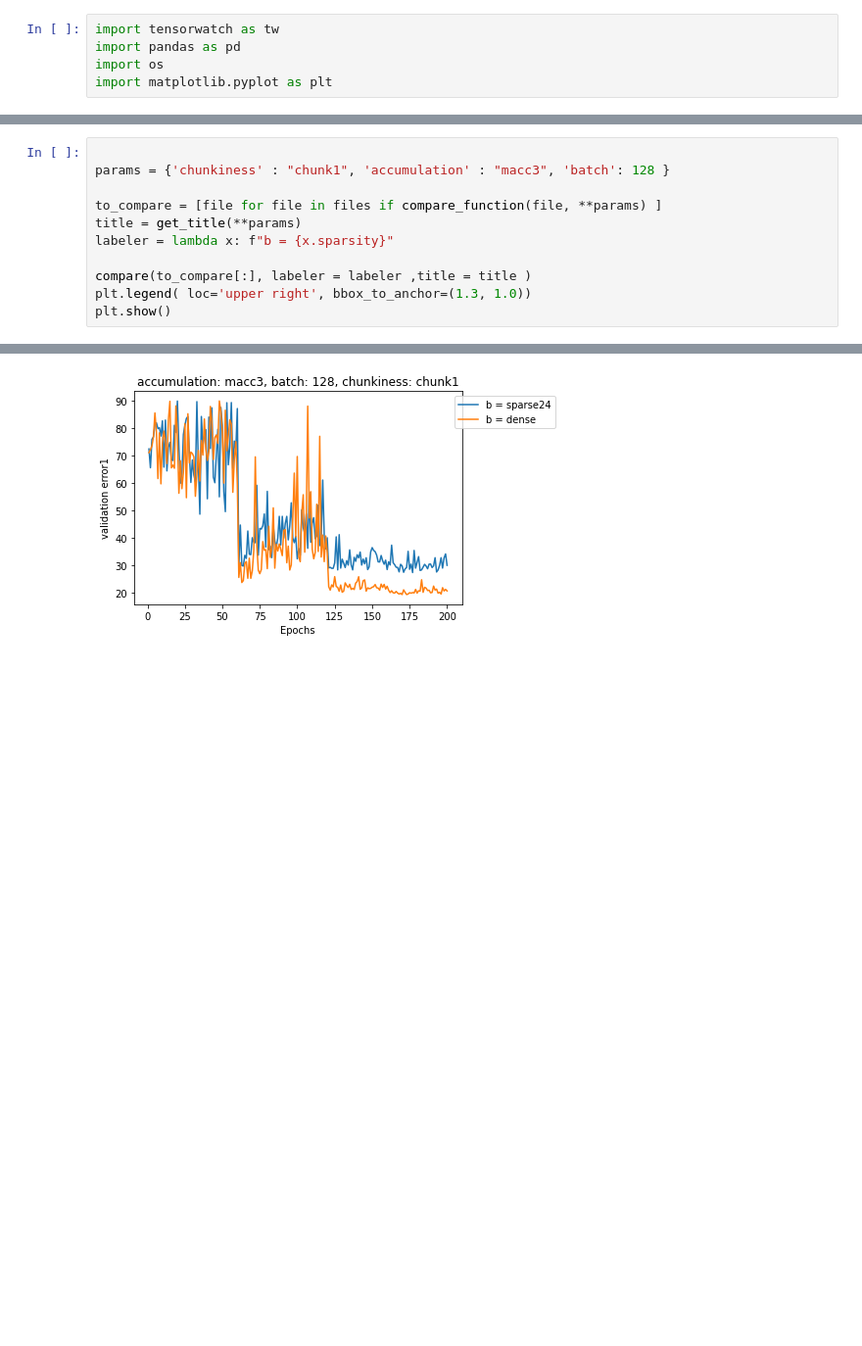
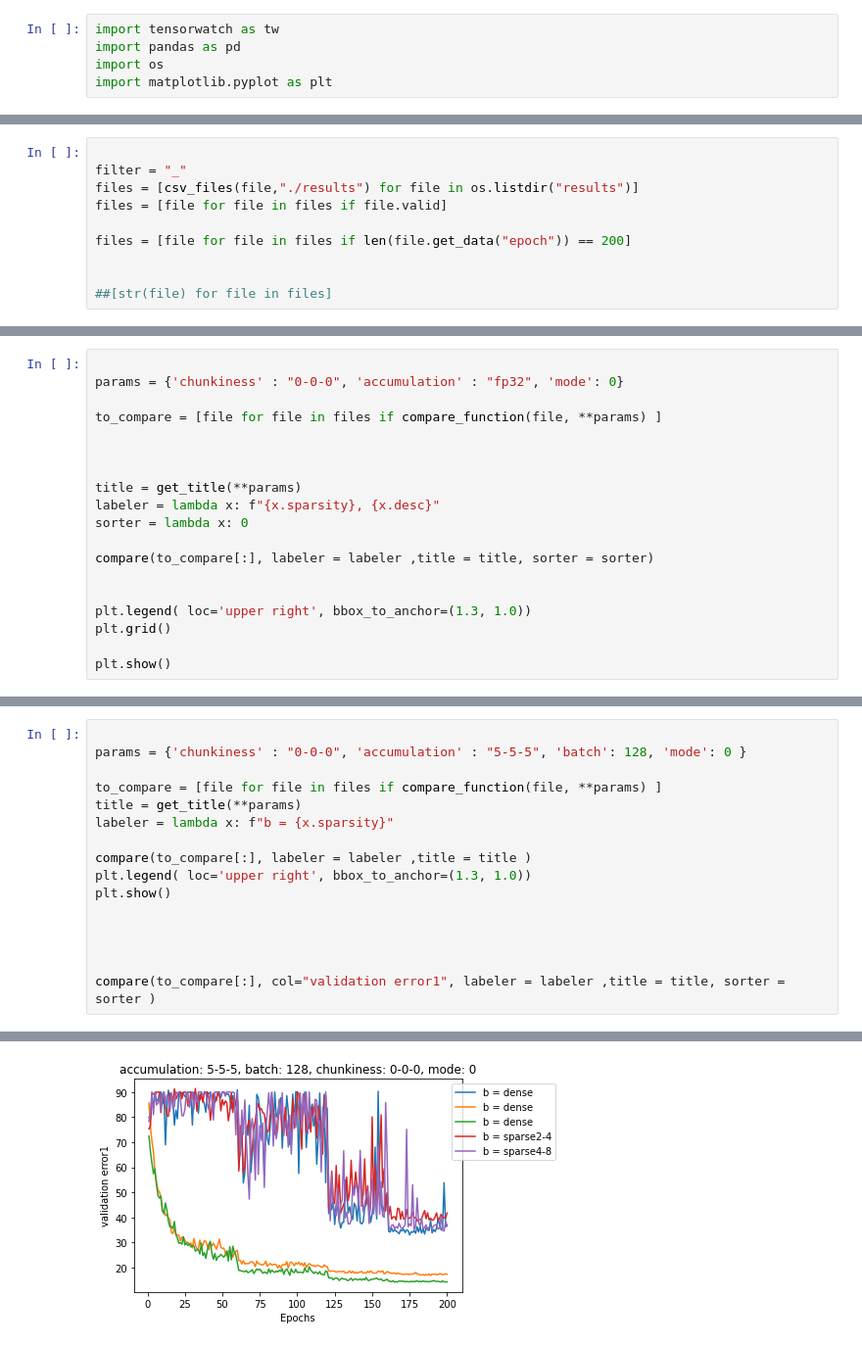
Before and after one commit to yanivbl6/convNet.pytorch, a Jupyter notebook: comparison.ipynb, the cells around one changed output, grey strips where cells are left out. Shown at 98% size. Drawn from its saved outputs; the diff is of its cells as text; blank space fills up the shorter version.

```diff
--- a/comparison.ipynb
+++ b/comparison.ipynb
@@ -148,3 +174,13 @@ files = [file for file in files if file.valid]
+# %%
+
+filter = "_"
+files = [csv_files(file,"./results") for file in os.listdir("results")]
+files = [file for file in files if file.valid]
+
+files = [file for file in files if len(file.get_data("epoch")) == 200]
+
+
+##[str(file) for file in files]
 # %%
 [str(file) for file in files]
 # %% [output]
@@ -207,0 +414,19 @@ macc6,6,3: 11.40%
+# %%
+
+params = {'chunkiness' : "0-0-0", 'accumulation' : "fp32", 'mode': 0}
+
+to_compare = [file for file in files if compare_function(file, **params) ]
+
+
+
+title = get_title(**params)
+labeler = lambda x: f"{x.sparsity}, {x.desc}"
+sorter = lambda x: 0
+
+compare(to_compare[:], labeler = labeler ,title = title, sorter = sorter)
+
+
+plt.legend( loc='upper right', bbox_to_anchor=(1.3, 1.0))
+plt.grid()
+
+plt.show()
@@ -208,6 +439,6 @@ macc6,6,3: 11.40%
 # %%
 
-params = {'chunkiness' : "chunk1", 'accumulation' : "macc3", 'batch': 128 }
+params = {'chunkiness' : "0-0-0", 'accumulation' : "5-5-5", 'batch': 128, 'mode': 0 }
 
 to_compare = [file for file in files if compare_function(file, **params) ]
 title = get_title(**params)
@@ -216,4 +447,9 @@ labeler = lambda x: f"b = {x.sparsity}"
 compare(to_compare[:], labeler = labeler ,title = title )
 plt.legend( loc='upper right', bbox_to_anchor=(1.3, 1.0))
 plt.show()
+
+
+
+
+compare(to_compare[:], col="validation error1", labeler = labeler ,title = title, sorter = sorter )
 # %% [output]
@@ -222 +461 @@ b = dense: 19.32%
-[figure, old version]
+[figure, new version]
```
Also changed, not shown: parts of 15 cells of this notebook, 6 other files.
